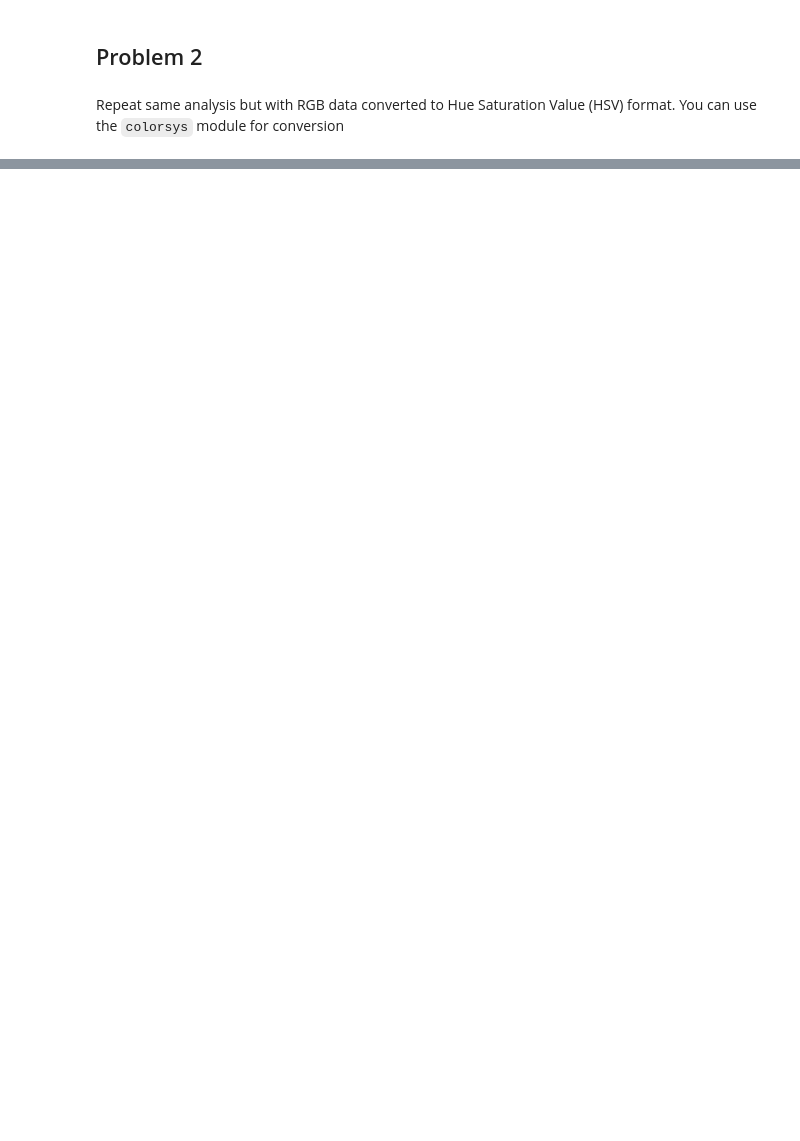
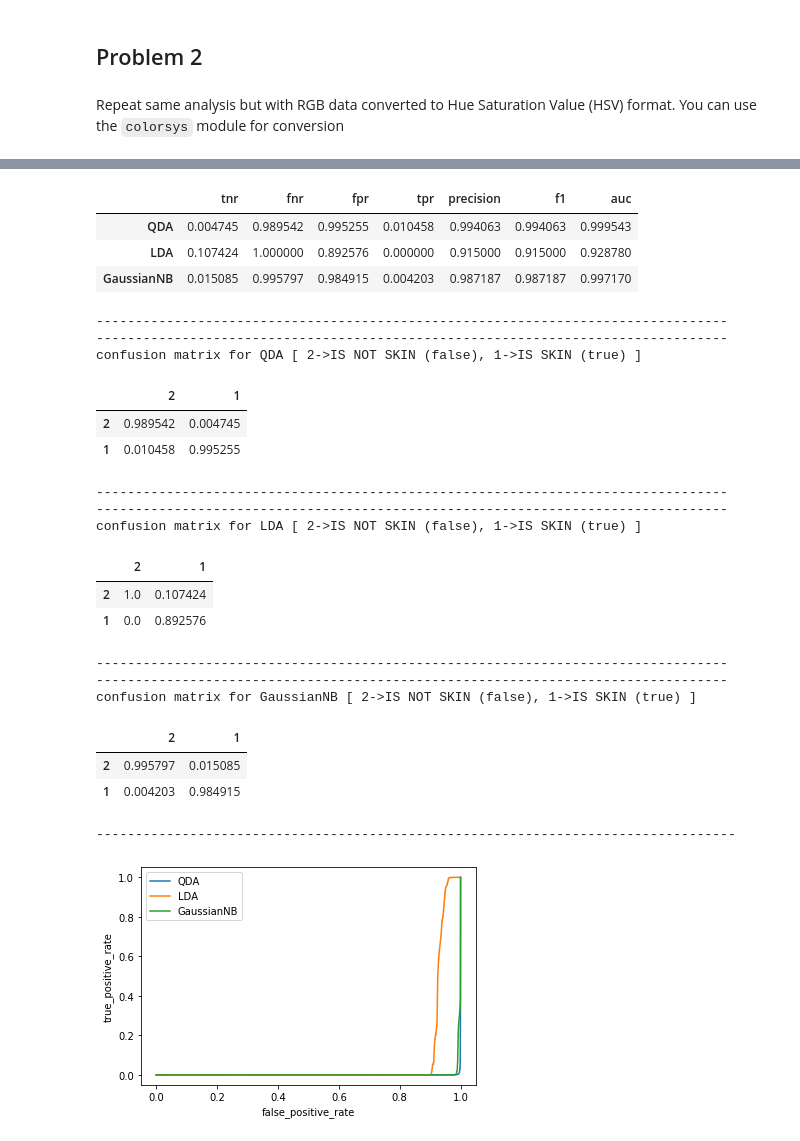
Before and after one commit to kmiec96/skin_kmiec, a Jupyter notebook: skin_segmentation_Kmiec2.ipynb, the cells around one changed output, grey strips where cells are left out. Saved outputs shown, nothing was run; the diff lists cells and outputs as text; code cells hidden in the pictures; blank space fills up the shorter version.

```diff
--- a/skin_segmentation_Kmiec2.ipynb
+++ b/skin_segmentation_Kmiec2.ipynb
@@ -157,0 +211,60 @@ hsv = np.asarray([rgb_to_hsv(*row) for row in rgb]) #inneficient but it does not
+# %%
+data = np.loadtxt('data/Skin_NonSkin.txt')
+
+#Set aside 20% of data for testing!
+seed = 57576
+
+train_data, test_data = train_test_split(data, train_size=0.8, test_size=0.2, random_state = seed)
+
+#Find train and test datasets.
+train_X = np.asarray([rgb_to_hsv(*row) for row in train_data[:,:3]]) #inneficient but it does not matter
+train_Y = train_data[:,3].astype('int32')
+
+test_X = np.asarray([rgb_to_hsv(*row) for row in test_data[:,:3]]) #inneficient but it does not matter
+test_Y = test_data[:,3].astype('int32')
+
+cls=[[QuadraticDiscriminantAnalysis(),"QDA"], [LinearDiscriminantAnalysis(),"LDA"], [GaussianNB(),"GaussianNB"]]
+
+
+dataframe, matrix, fprss, tprss, thdss = analize_hsv(cls, train_X, train_Y, test_X, test_Y)
+display(dataframe)
+
+
+for i, cm in enumerate(matrix):
+    print("---------------------------------------------------------------------------------")
+    print("---------------------------------------------------------------------------------")
+    print("confusion matrix for", cls[i][1], "[ 2->IS NOT SKIN (false), 1->IS SKIN (true) ]")
+    display(cm)
+
+print("\n----------------------------------------------------------------------------------")
+for i in range(len(fprss)):
+    plt.plot(fprss[i], tprss[i], label=cls[i][1])
+plt.legend()
+plt.ylabel('true_positive_rate')
+plt.xlabel('false_positive_rate')
+plt.show()
+# %% [output]
+|  | tnr | fnr | fpr | tpr | precision | f1 | auc |
+| QDA | 0.004745 | 0.989542 | 0.995255 | 0.010458 | 0.994063 | 0.994063 | 0.999543 |
+| LDA | 0.107424 | 1.000000 | 0.892576 | 0.000000 | 0.915000 | 0.915000 | 0.928780 |
+| GaussianNB | 0.015085 | 0.995797 | 0.984915 | 0.004203 | 0.987187 | 0.987187 | 0.997170 |
+---------------------------------------------------------------------------------
+---------------------------------------------------------------------------------
+confusion matrix for QDA [ 2->IS NOT SKIN (false), 1->IS SKIN (true) ]
+|  | 2 | 1 |
+| 2 | 0.989542 | 0.004745 |
+| 1 | 0.010458 | 0.995255 |
+---------------------------------------------------------------------------------
+---------------------------------------------------------------------------------
+confusion matrix for LDA [ 2->IS NOT SKIN (false), 1->IS SKIN (true) ]
+|  | 2 | 1 |
+| 2 | 1.0 | 0.107424 |
+| 1 | 0.0 | 0.892576 |
+---------------------------------------------------------------------------------
+---------------------------------------------------------------------------------
+confusion matrix for GaussianNB [ 2->IS NOT SKIN (false), 1->IS SKIN (true) ]
+|  | 2 | 1 |
+| 2 | 0.995797 | 0.015085 |
+| 1 | 0.004203 | 0.984915 |
+----------------------------------------------------------------------------------
+[figure, added]
```
Also changed, not shown: parts of 3 cells of this notebook.
